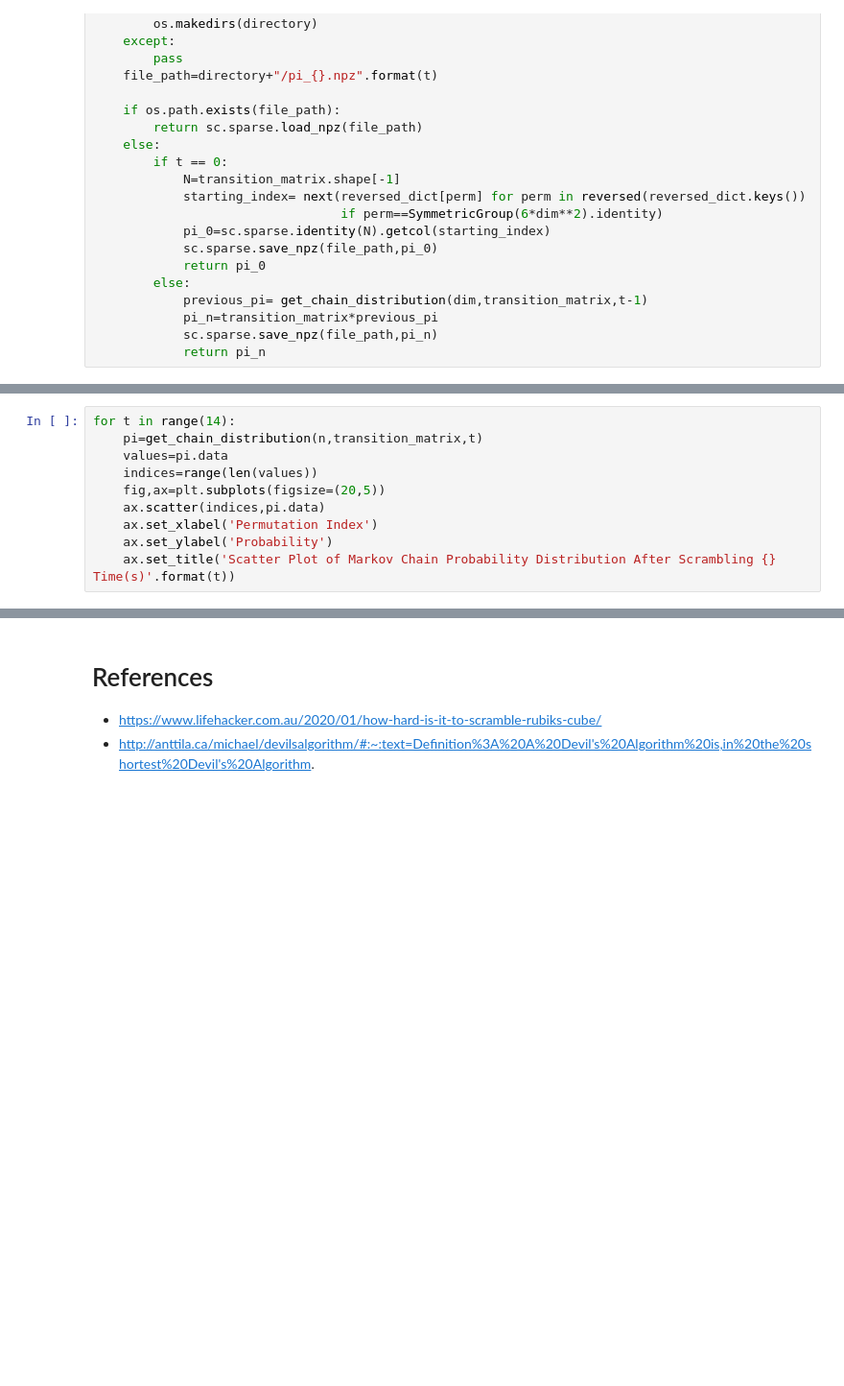
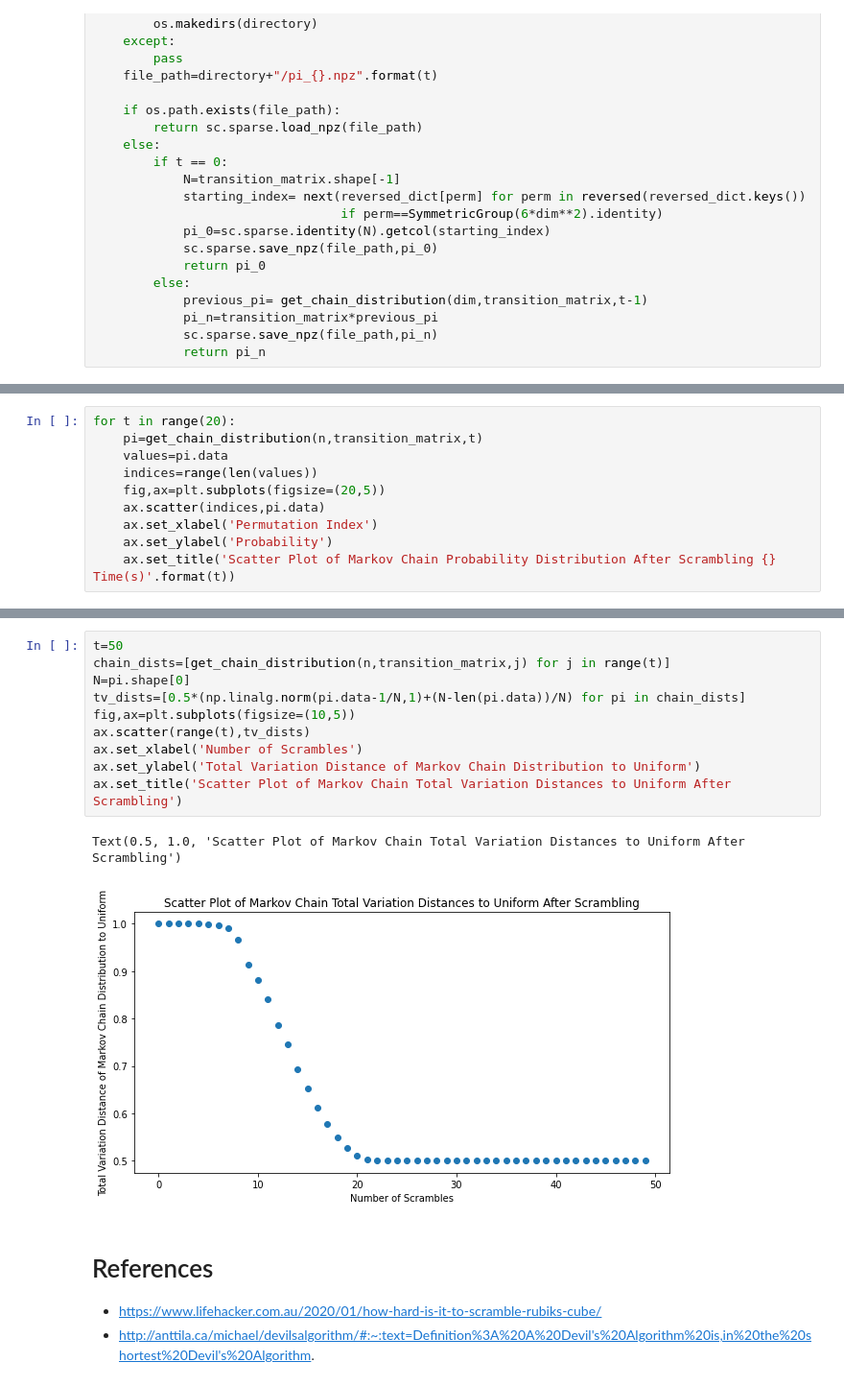
Before and after one commit to vskaush2/RubiksCubeMarkovChain, a Jupyter notebook: RubiksCubeGroupDemo.ipynb, the cells around one changed output, grey strips where cells are left out. Shown: that part at 96% size. Drawn from its saved outputs; the diff is of its cells as text; blank space fills up the shorter version.

```diff
--- a/RubiksCubeGroupDemo.ipynb
+++ b/RubiksCubeGroupDemo.ipynb
@@ -329,5 +329,5 @@ For even values of $t,$ we conjecture that $\pi_t(\mathbf{Id}_{6n^2}) > \pi_t(g)
 # %%
-for t in range(14):
+for t in range(20):
     pi=get_chain_distribution(n,transition_matrix,t)
     values=pi.data
     indices=range(len(values))
@@ -354,3 +359,16 @@ for t in range(14):
+# %%
+t=50
+chain_dists=[get_chain_distribution(n,transition_matrix,j) for j in range(t)]
+N=pi.shape[0]
+tv_dists=[0.5*(np.linalg.norm(pi.data-1/N,1)+(N-len(pi.data))/N) for pi in chain_dists]
+fig,ax=plt.subplots(figsize=(10,5))
+ax.scatter(range(t),tv_dists)
+ax.set_xlabel('Number of Scrambles')
+ax.set_ylabel('Total Variation Distance of Markov Chain Distribution to Uniform')
+ax.set_title('Scatter Plot of Markov Chain Total Variation Distances to Uniform After Scrambling')
+# %% [output]
+Text(0.5, 1.0, 'Scatter Plot of Markov Chain Total Variation Distances to Uniform After Scrambling')
+[figure, added]
 # %% [markdown]
 # References
 
```
Also changed, not shown: parts of 6 cells of this notebook, 1 other file.
